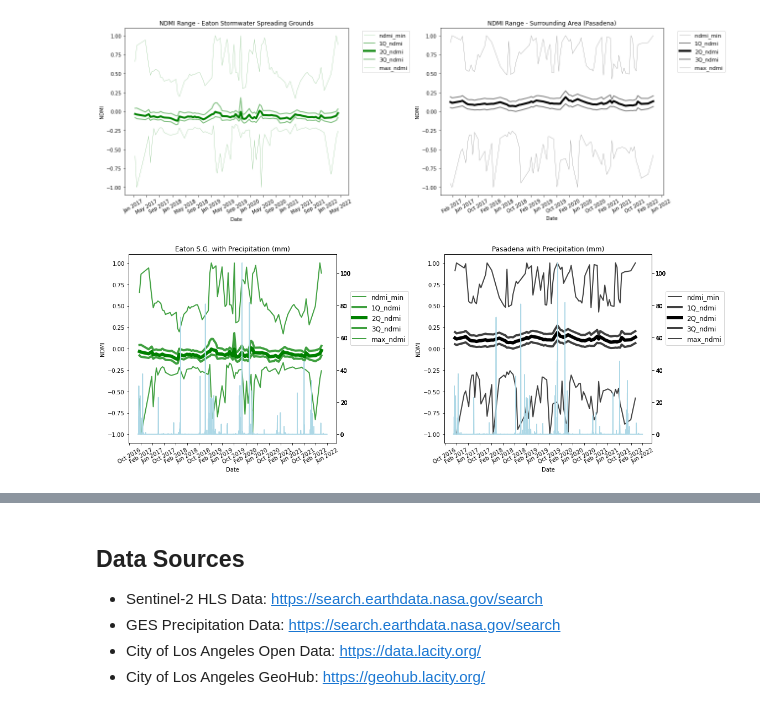
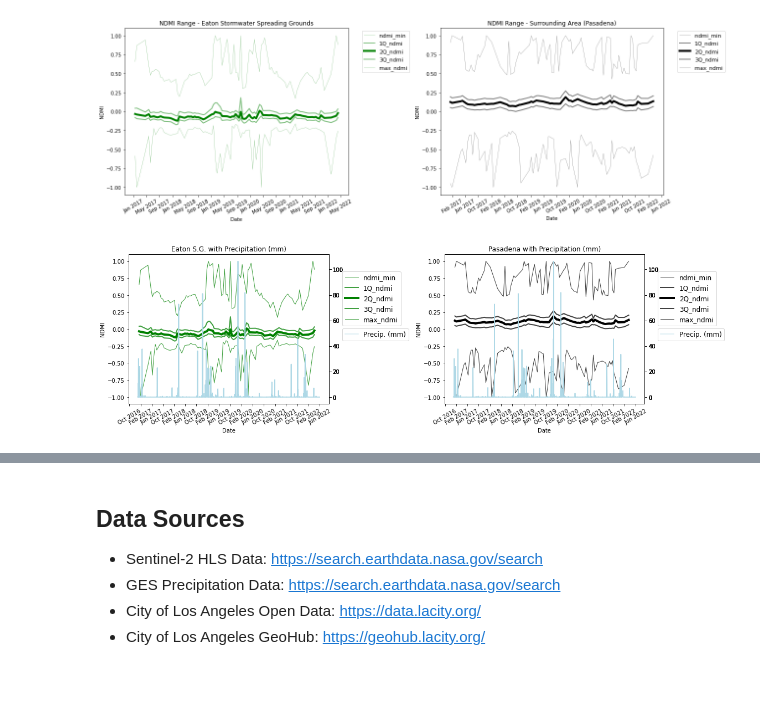
Before and after one commit to jensenwid/ea-capstone-2022, a Jupyter notebook: ea-capstone-workbook-2022.ipynb, the cells around one changed output, grey strips where cells are left out. Drawn from its saved outputs; the diff is of its cells as text; code cells hidden in the pictures; blank space fills up the shorter version.

```diff
--- a/ea-capstone-workbook-2022.ipynb
+++ b/ea-capstone-workbook-2022.ipynb
@@ -351,12 +341,12 @@ def open_clean_bands(band_path,
 #band 8
 test_tif_NIR = os.path.join("data",
                           "sent-landsat-hls",
-                        "HLS.L30.T11SLT.2019006T182811.v2.0.B05.tif")
+                        "HLS.L30.T11SLT.2017032T182822.v2.0.B05.tif")
 
 #band 11
 test_tif_SWIR = os.path.join("data",
                            "sent-landsat-hls",
-                        "HLS.L30.T11SLT.2019006T182811.v2.0.B06.tif")
+                        "HLS.L30.T11SLT.2017032T182822.v2.0.B06.tif")
 
 #create rasters for bands 8 and 11
 test_rxr_NIR = rxr.open_rasterio(test_tif_NIR,masked=True).squeeze()
@@ -783,7 +710,7 @@ first_five = [0,1,2,3,4]
 
 for num in first_five:
 
-    fig, (ax1, ax2) = plt.subplots(1,2, figsize=(10, 5))
+    fig, (ax1, ax2) = plt.subplots(1,2, figsize=(8, 4))
 
     eaton_ndmi_df['ndmi'][num].plot.imshow(ax=ax1,
                                             cmap = "terrain_r",
@@ -1035,22 +971,22 @@ plt.tight_layout()
 # %% [output]
 [figure]
 # %%
-fig, (ax1, ax2) = plt.subplots(1,2, figsize=(16,6)) #consider a qqplot or probplot?
+fig, (ax1, ax2) = plt.subplots(1,2, figsize=(16,5)) #consider a qqplot or probplot?
 
 columns = ["ndmi_min","1Q_ndmi","2Q_ndmi","3Q_ndmi","max_ndmi"]
 count = [0,1,2,3,4]
 
 for num in count:
     if columns[num] == "ndmi_min" or columns[num] == "max_ndmi":
-        linewidth = 2
+        linewidth = 1
         alpha = .75
 
     elif columns[num] == "1Q_ndmi" or columns[num] == "3Q_ndmi":
-        linewidth = 4
+        linewidth = 2
         alpha = .75
         marker = None
     else:
-        linewidth = 6
+        linewidth = 4
         alpha = 1
         marker = None
 
@@ -1077,42 +1013,48 @@ for num in count:
     ax4 = ax2.twinx()
     ax3.plot(precip_df_aoi.index,
         precip_df_aoi["precipitationCal"],
-        label="Precipitation (mm)",
+        label="Precip. (mm)",
         color="lightblue",
         alpha = .5)
 
     ax4.plot(precip_df_aoi.index,
         precip_df_aoi["precipitationCal"],
-        label="Precipitation (mm)",
+        label="Precip. (mm)",
         color="lightblue",
         alpha=.5)
 
 
 # set labels, legends, and axis
 ax1.legend(bbox_to_anchor=(1.05, .5), loc='lower left',
           prop={'size': 12})
 ax2.legend(bbox_to_anchor=(1.05, .5), loc='lower left',
           prop={'size': 12})
 
+ax3.legend(bbox_to_anchor=(1.05, .4), loc='lower left',
+          prop={'size': 12})
+
+ax4.legend(bbox_to_anchor=(1.05, .4), loc='lower left',
+          prop={'size': 12})
+
 
 ax1.set(xlabel = "Date",
        ylabel = "NDMI",
        title = "Eaton S.G. with Precipitation (mm)")
+
 ax2.set(xlabel = "Date",
        ylabel = "NDMI",
        title = "Pasadena with Precipitation (mm)")
-
 
 plt.setp(ax1.get_xticklabels(), rotation = 30)
 plt.setp(ax2.get_xticklabels(), rotation = 30)
 
 
 ax1.xaxis.set_major_locator(mdates.MonthLocator(interval=4))
 ax1.xaxis.set_major_formatter(DateFormatter("%b %Y"))
 
 ax2.xaxis.set_major_locator(mdates.MonthLocator(interval=4))
 ax2.xaxis.set_major_formatter(DateFormatter("%b %Y"))
 
 plt.tight_layout()
 # %% [output]
-[figure, old version]
+[figure, new version]
```
Also changed, not shown: parts of 31 cells of this notebook, 1 other file.
